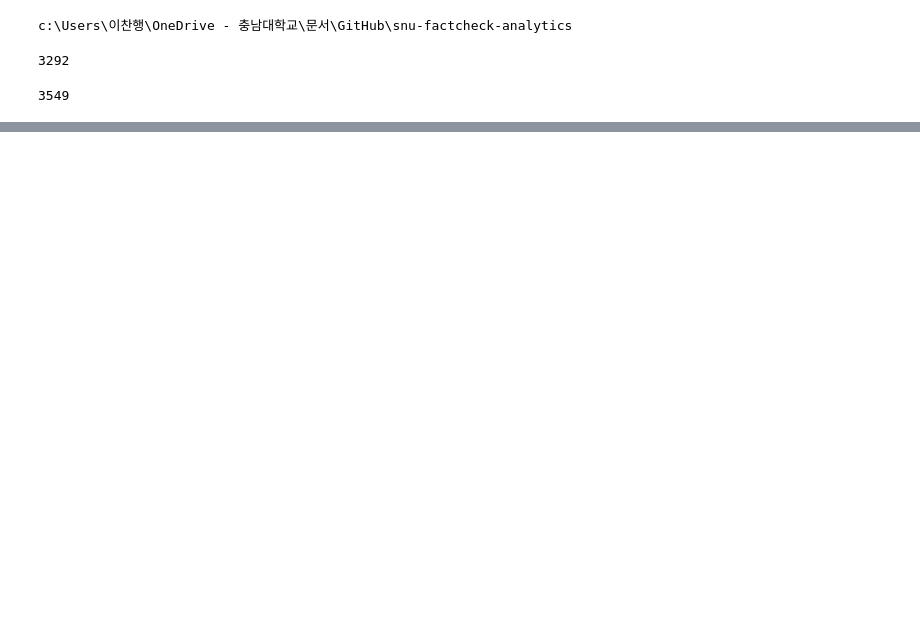
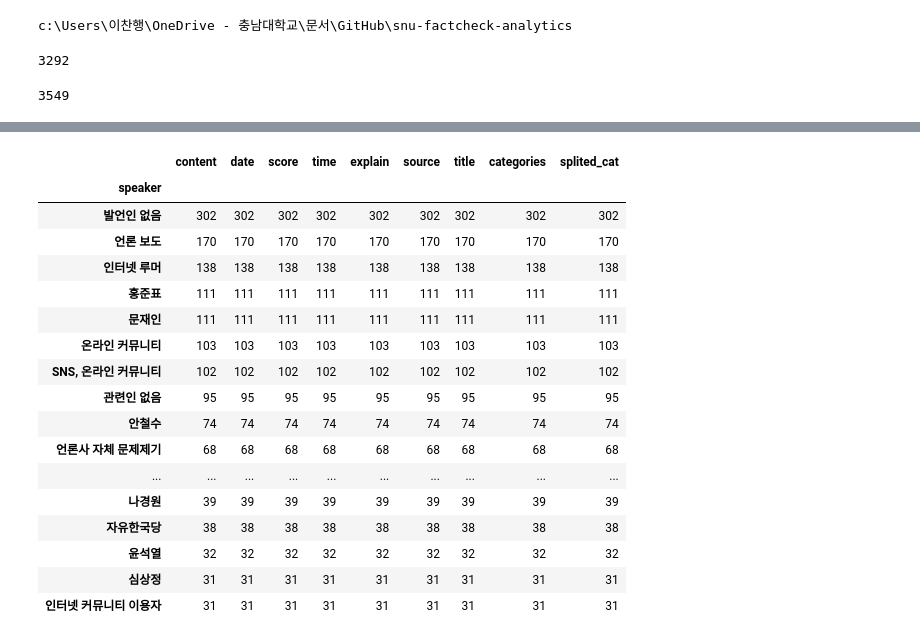
Before and after one commit to 2chanhaeng/snu-factcheck-analytics, a Jupyter notebook: scrap/snu-factcheck.ipynb, the cells around one changed output, grey strips where cells are left out. Saved outputs shown, nothing was run; the diff lists cells and outputs as text; code cells hidden in the pictures; blank space fills up the shorter version.

Commit message:
Update snu-factcheck.ipynb
카테고리 분석 및 발언자 별 점수에 대한 통계를 분석을 했습니다.

```diff
--- a/scrap/snu-factcheck.ipynb
+++ b/scrap/snu-factcheck.ipynb
@@ -22,12 +27,17 @@ c:\Users\이찬행\OneDrive - 충남대학교\문서\GitHub\snu-factcheck-analyt
 # %%
-fc_dicts = {}
+
+# 발언을 기준으로 스크래핑한 DB를 팩트체크를 기준으로 변경하는 코드입니다.
+fc_dict = {}
+
 for key, value in tqdm(speaks_dict.items()):
-    sp_info = value.copy()
-    factchecks = sp_info.pop('factchecks')
+    sp_info = value.copy() # 발언의 정보를 복사합니다.
+    factchecks = sp_info.pop('factchecks') # 발언의 정보에서 팩트체크를 분리합니다.
     for id, fc in factchecks.items():
-        fc_info = fc.copy()
-        fc_info.update(sp_info)
-        fc_dicts[id] = fc_info
-print(len(fc_dicts))
+        fc_info = fc.copy() # 팩트체크의 정보를 복사합니다.
+        fc_info.update(sp_info) # 팩트체크의 정보에 발언의 정보를 추가합니다.
+        if id in fc_dict:
+            print(id)
+        fc_dict[id] = fc_info # 팩트체크의 정보를 딕셔너리에 추가합니다.
+print(len(fc_dict))
 # %% [output]
 3549
@@ -50,0 +140,3 @@ for i, j in fc_dicts.items():
+# %%
+fc_df = pd.DataFrame(fc_dict).T
+fc_df.head(1)
@@ -50,0 +168,21 @@ for i, j in fc_dicts.items():
+# %%
+fc_df.groupby("speaker").count().sort_values("score", ascending=False).head(20)
+# %% [output]
+|  | content | date | score | time | explain | source | title | categories | splited_cat |
+| speaker |  |  |  |  |  |  |  |  |  |
+| 발언인 없음 | 302 | 302 | 302 | 302 | 302 | 302 | 302 | 302 | 302 |
+| 언론 보도 | 170 | 170 | 170 | 170 | 170 | 170 | 170 | 170 | 170 |
+| 인터넷 루머 | 138 | 138 | 138 | 138 | 138 | 138 | 138 | 138 | 138 |
+| 홍준표 | 111 | 111 | 111 | 111 | 111 | 111 | 111 | 111 | 111 |
+| 문재인 | 111 | 111 | 111 | 111 | 111 | 111 | 111 | 111 | 111 |
+| 온라인 커뮤니티 | 103 | 103 | 103 | 103 | 103 | 103 | 103 | 103 | 103 |
+| SNS, 온라인 커뮤니티 | 102 | 102 | 102 | 102 | 102 | 102 | 102 | 102 | 102 |
+| 관련인 없음 | 95 | 95 | 95 | 95 | 95 | 95 | 95 | 95 | 95 |
+| 안철수 | 74 | 74 | 74 | 74 | 74 | 74 | 74 | 74 | 74 |
+| 언론사 자체 문제제기 | 68 | 68 | 68 | 68 | 68 | 68 | 68 | 68 | 68 |
+| ... | ... | ... | ... | ... | ... | ... | ... | ... | ... |
+| 나경원 | 39 | 39 | 39 | 39 | 39 | 39 | 39 | 39 | 39 |
+| 자유한국당 | 38 | 38 | 38 | 38 | 38 | 38 | 38 | 38 | 38 |
+| 윤석열 | 32 | 32 | 32 | 32 | 32 | 32 | 32 | 32 | 32 |
+| 심상정 | 31 | 31 | 31 | 31 | 31 | 31 | 31 | 31 | 31 |
+| 인터넷 커뮤니티 이용자 | 31 | 31 | 31 | 31 | 31 | 31 | 31 | 31 | 31 |
```
Also changed, not shown: parts of 14 cells of this notebook.
